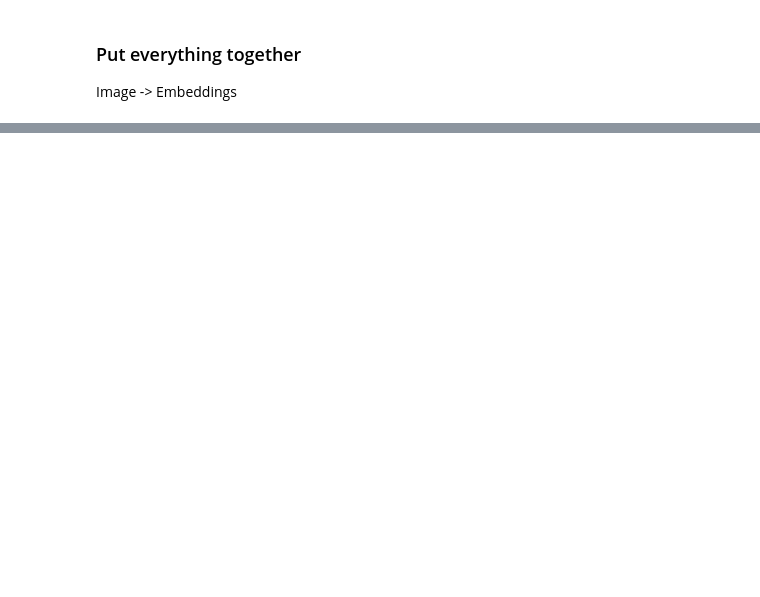
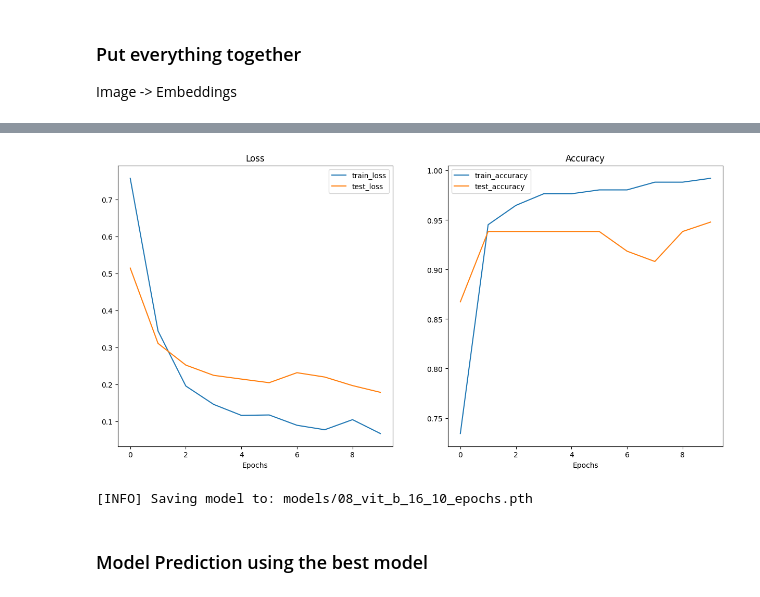
Before and after one commit to kvnptl/pytorch-practice, a Jupyter notebook: 08_vision_transformer.ipynb, the cells around one changed output, grey strips where cells are left out. Saved outputs shown, nothing was run; the diff lists cells and outputs as text; code cells hidden in the pictures; blank space fills up the shorter version.

Commit message:
[08] ViT paper implementation and training DONE

```diff
--- a/08_vision_transformer.ipynb
+++ b/08_vision_transformer.ipynb
@@ -433,0 +742,3 @@ Image embeddings shape:  torch.Size([1, 197, 768])
+# %%
+vit_transforms = pretrained_weights.transforms()
+print(f"vit_transforms: {vit_transforms}")
@@ -433,0 +753,12 @@ Image embeddings shape:  torch.Size([1, 197, 768])
+# %%
+# Setup dataloader
+from going_modular import data_setup
+
+NUM_WORKERS = os.cpu_count()
+
+train_dataloader, test_dataloader, class_names = data_setup.create_dataloaders(train_dir=train_dir,
+                                                                               test_dir=test_dir,
+                                                                               transform=vit_transforms,
+                                                                               batch_size=32,
+                                                                               num_workers=NUM_WORKERS)
+train_dataloader, test_dataloader, class_names
@@ -433,0 +786,26 @@ Image embeddings shape:  torch.Size([1, 197, 768])
+# %%
+from going_modular import engine, utils
+
+set_seeds(seed=42)
+
+NUM_EPOCHS = 10
+
+# Loss and Optimizer
+loss_fn = nn.CrossEntropyLoss() # the paper didn't mention a loss function
+optimizer = torch.optim.Adam(params=pretrained_vit.parameters(),
+                             lr=1e-3,
+                             weight_decay=0.1)
+
+results = engine.train(model=pretrained_vit,
+                      train_dataloader=train_dataloader,
+                      test_dataloader=test_dataloader,
+                      optimizer=optimizer,
+                      loss_fn=loss_fn,
+                      epochs=NUM_EPOCHS,
+                      device=device)
+
+# Save the model
+save_filename = "08_vit_b_16_10_epochs.pth"
+utils.save_model(model=pretrained_vit,
+                 target_dir="models",
+                 model_name="vit")
@@ -433,0 +823,15 @@ Image embeddings shape:  torch.Size([1, 197, 768])
+# %%
+from helper_functions import plot_loss_curves
+plot_loss_curves(results=results)
+# %% [output]
+[figure, added]
+# %%
+# Save the model
+save_filename = "08_vit_b_16_10_epochs.pth"
+utils.save_model(model=pretrained_vit,
+                 target_dir="models",
+                 model_name=save_filename)
+# %% [output]
+[INFO] Saving model to: models/08_vit_b_16_10_epochs.pth
+# %% [markdown]
+### Model Prediction using the best model
```
Also changed, not shown: parts of 66 cells of this notebook, 7 other files.
